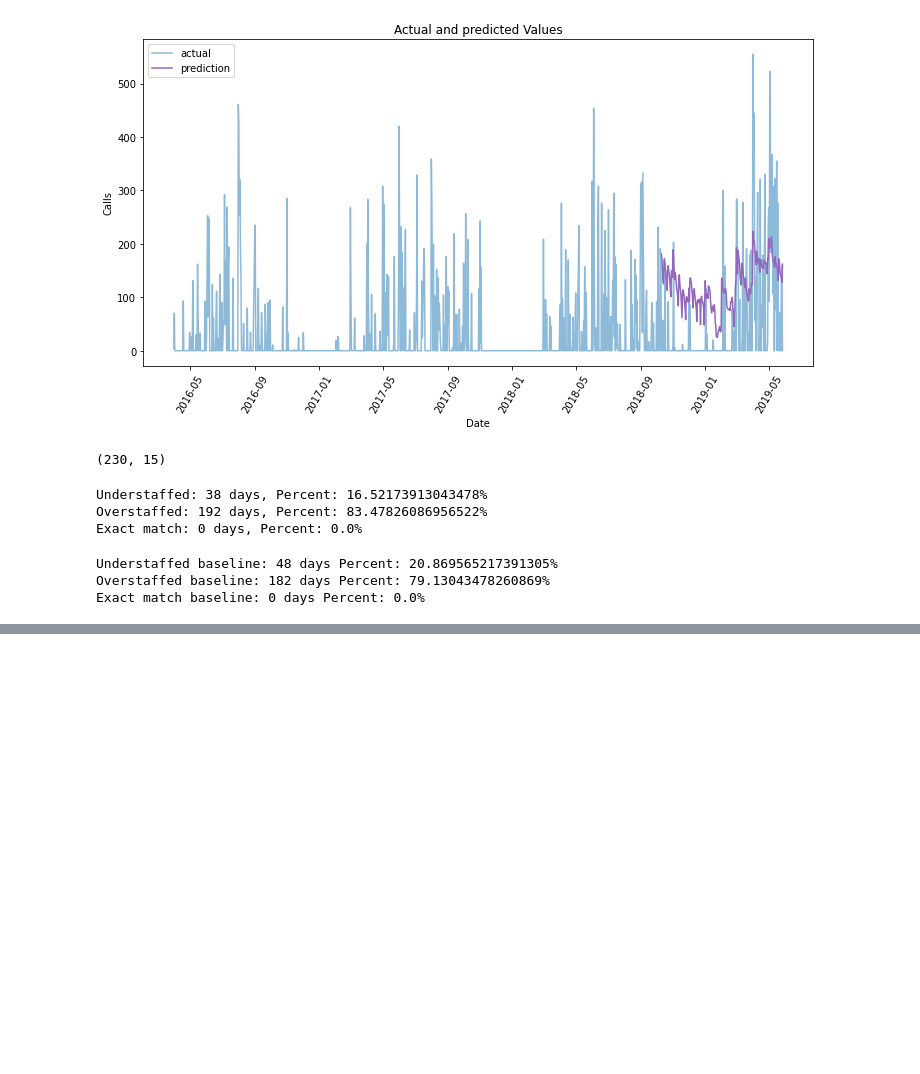
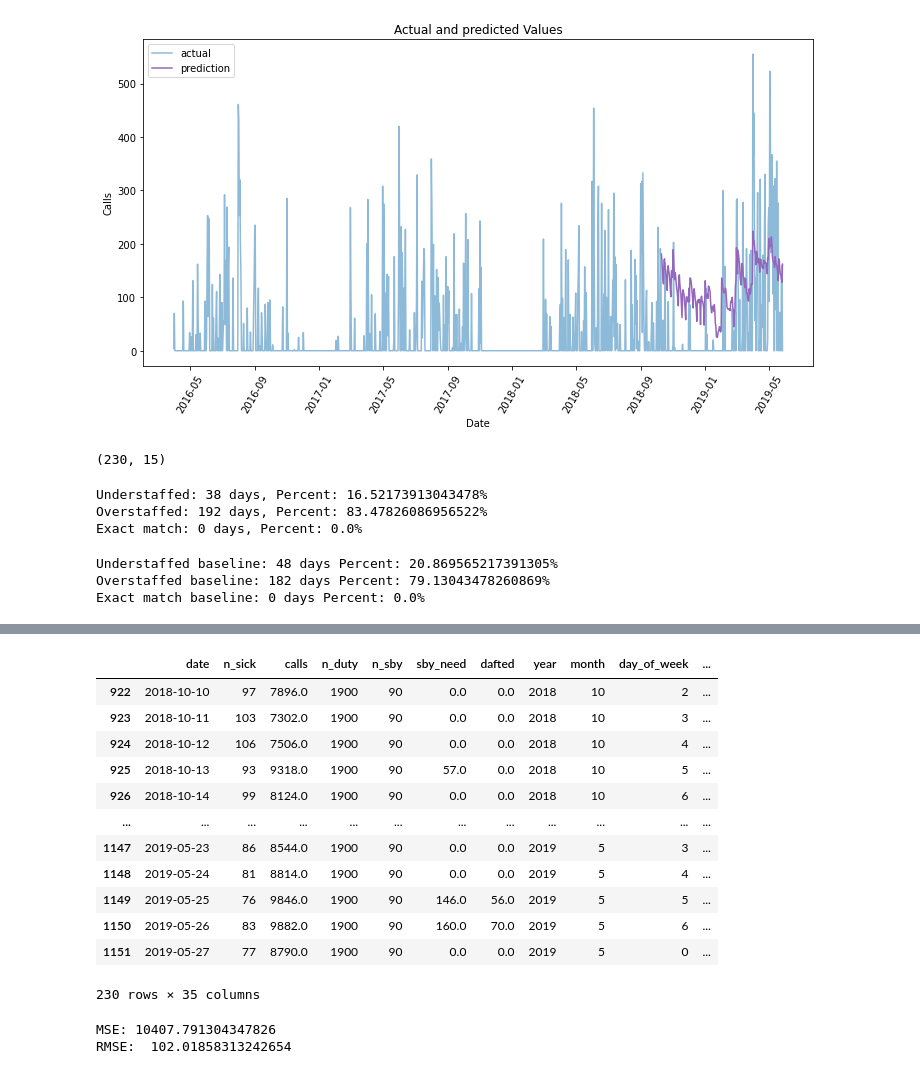
Before and after one commit to PandaKata/standby_duty_forecasting, a Jupyter notebook: notebooks/model_final.ipynb, the cells around one changed output, grey strips where cells are left out. Cells and saved outputs as stored; diff of their text form; code cells hidden in the pictures; blank space fills up the shorter version.

```diff
--- a/notebooks/model_final.ipynb
+++ b/notebooks/model_final.ipynb
@@ -511,0 +542,32 @@ Exact match baseline: 0 days Percent: 0.0%
+# %%
+# make df copy for testing
+df_copy = df_final.copy()
+
+#train test split
+# define new X and y
+X = df_final[['n_duty', 'n_sby',
+       'year', 'month', 'day_of_week', 'week', 'day_of_month', 'day_of_year',
+       'calls_new', 'january', 'april', 'february',
+       'march', 'may', 'june', 'july', 'august', 'september', 'october',
+       'november', 'december', 'winter', 'spring', 'summer', 'fall']]
+y = intermediate_df['sby_need']
+
+# train test split
+x_train, x_test = train_test_split(X, 922)
+y_train, y_test = train_test_split(y, 922)
+# %%
+# train quantile regressor
+quantile_seasonal = QuantileRegressor(quantile=0.9).fit(x_train, y_train)
+
+#train normal
+normal_model = LinearRegression().fit(x_train, y_train)
+# %%
+# make df for prediction
+df_copy = df_copy[922:]
+# %%
+df_copy['new_pred'] = np.where(df_copy['summer'] == True, quantile_seasonal.predict(x_test), normal_model.predict(x_test))
+
+
+df_copy['new_pred'] = np.round(df_copy['new_pred'] , 0)
+
+df_copy['new_pred'] = df_copy['new_pred'].apply(lambda x: 0 if x < 0 else x)
@@ -511,0 +590,22 @@ Exact match baseline: 0 days Percent: 0.0%
+# %%
+df_copy
+# %% [output]
+|  | date | n_sick | calls | n_duty | n_sby | sby_need | dafted | year | month | day_of_week | ... |
+| 922 | 2018-10-10 | 97 | 7896.0 | 1900 | 90 | 0.0 | 0.0 | 2018 | 10 | 2 | ... |
+| 923 | 2018-10-11 | 103 | 7302.0 | 1900 | 90 | 0.0 | 0.0 | 2018 | 10 | 3 | ... |
+| 924 | 2018-10-12 | 106 | 7506.0 | 1900 | 90 | 0.0 | 0.0 | 2018 | 10 | 4 | ... |
+| 925 | 2018-10-13 | 93 | 9318.0 | 1900 | 90 | 57.0 | 0.0 | 2018 | 10 | 5 | ... |
+| 926 | 2018-10-14 | 99 | 8124.0 | 1900 | 90 | 0.0 | 0.0 | 2018 | 10 | 6 | ... |
+| ... | ... | ... | ... | ... | ... | ... | ... | ... | ... | ... | ... |
+| 1147 | 2019-05-23 | 86 | 8544.0 | 1900 | 90 | 0.0 | 0.0 | 2019 | 5 | 3 | ... |
+| 1148 | 2019-05-24 | 81 | 8814.0 | 1900 | 90 | 0.0 | 0.0 | 2019 | 5 | 4 | ... |
+| 1149 | 2019-05-25 | 76 | 9846.0 | 1900 | 90 | 146.0 | 56.0 | 2019 | 5 | 5 | ... |
+| 1150 | 2019-05-26 | 83 | 9882.0 | 1900 | 90 | 160.0 | 70.0 | 2019 | 5 | 6 | ... |
+| 1151 | 2019-05-27 | 77 | 8790.0 | 1900 | 90 | 0.0 | 0.0 | 2019 | 5 | 0 | ... |
+230 rows × 35 columns
+# %%
+print('MSE:', mean_squared_error(y_test, df_copy['new_pred']))
+print('RMSE: ', np.sqrt(mean_squared_error(y_test, df_copy['new_pred'])))
+# %% [output]
+MSE: 10407.791304347826
+RMSE:  102.01858313242654
```
Also changed, not shown: parts of 6 cells of this notebook.
